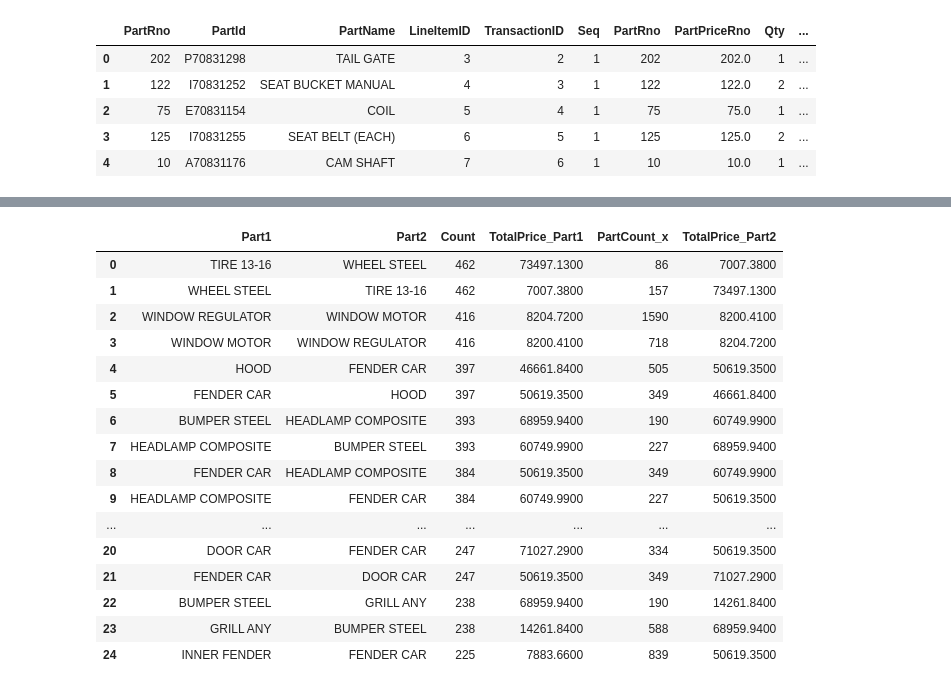
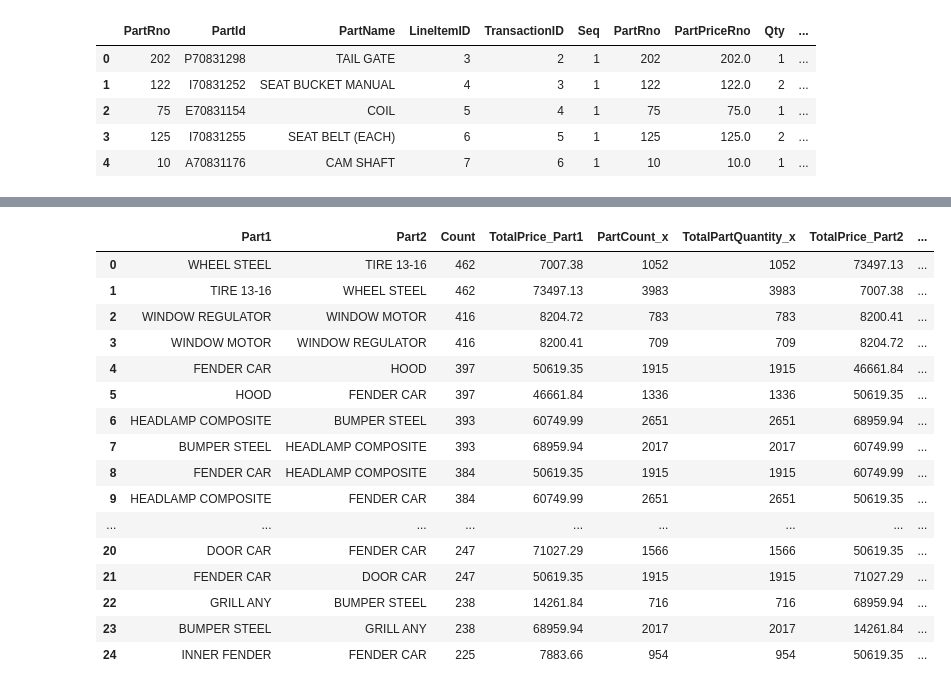
Before and after one commit to serkeno/Salvage-Yard-Analysis, a Jupyter notebook: POS_Transaction_Analysis.ipynb, the cells around one changed output, grey strips where cells are left out. Cells and saved outputs as stored; diff of their text form; code cells hidden in the pictures.

```diff
--- a/POS_Transaction_Analysis.ipynb
+++ b/POS_Transaction_Analysis.ipynb
@@ -90,15 +90,22 @@ part_count_df.head()
 | 3 | 125 | I70831255 | SEAT BELT (EACH) | 6 | 5 | 1 | 125 | 125.0 | 2 | ... |
 | 4 | 10 | A70831176 | CAM SHAFT | 7 | 6 | 1 | 10 | 10.0 | 1 | ... |
 # %%
+# Step 1: Initial setup
 part_count_df = part_count_df[["PartName", "Qty", "UnitPrice"]]
-part_count_df['TotalPrice'] = part_count_df['Qty'] * part_count_df['UnitPrice']
+part_count_df['TotalPrice'] = (part_count_df['Qty'] * part_count_df['UnitPrice'])
+part_count_df['TotalPrice'] = part_count_df['TotalPrice'].astype(float).round(2)
 
-# Count the number of times each PartName appears
+# Step 2: Count the number of times each PartName appears
 part_count_series = part_count_df['PartName'].value_counts().reset_index()
 
 # Rename the columns to make it clear
 part_count_series.columns = ['PartName', 'PartCount']
 
-# Merge this count back with the original part_count_df if needed
+# Step 3: Sum Part Quantity by PartName
+total_qty_series = part_count_df.groupby('PartName')['Qty'].sum().reset_index()
+total_qty_series.columns = ['PartName', 'TotalPartQuantity']
+
+# Step 4: Merge the TotalPartQuantity and PartCount back with the original part_count_df
 part_count_df = pd.merge(part_count_df, part_count_series, on='PartName', how='left')
+part_count_df = pd.merge(part_count_df, total_qty_series, on='PartName', how='left')
 # %%
@@ -113,6 +125,11 @@ part_count_df.head()
 # %%
 grouped_df = part_count_df.groupby('PartName').agg({'TotalPrice': 'sum'}).reset_index()
-grouped_df['PartCount'] = part_count_df['PartCount']
+
+# Add the PartCount feature that counts the number of times each item appears in a transaction
+grouped_df = pd.merge(grouped_df, part_count_series, on='PartName', how='left')
+
+# Add the TotalPartQuantity feature from part_count_df, which measures the total number of each item sold across all transactions.
+grouped_df = pd.merge(grouped_df, total_qty_series, on='PartName', how='left')
 # %%
 grouped_df.head()
 # %% [output]
@@ -141,35 +163,41 @@ expanded_df.shape
 # %%
 # Step 3: Match counts of the items sold dataframe to the combo dataframe to produce a ratio for each A/B and B/A record.
 # First merge on Part1
 merged_df_part1 = pd.merge(expanded_df, grouped_df, left_on='Part1', right_on='PartName', how='left')
 merged_df_part1 = merged_df_part1.rename(columns={'Qty': 'Qty_Part1', 'TotalPrice': 'TotalPrice_Part1'})
 
 # Second merge on Part2
 final_merged_df = pd.merge(merged_df_part1, grouped_df, left_on='Part2', right_on='PartName', how='left')
 final_merged_df = final_merged_df.rename(columns={'Qty': 'Qty_Part2', 'TotalPrice': 'TotalPrice_Part2'})
 
 # Remove extra columns
-final_merged_df = final_merged_df.drop(columns=['PartName_x', 'PartName_y', 'PartCount_y'], axis='columns')
+final_merged_df = final_merged_df.drop(columns=['PartName_x', 'PartName_y'], axis='columns')
 
 # Include part ratio
+final_merged_df['PartSaleRatio'] = (final_merged_df['Count'] / final_merged_df['PartCount_x']).round(2)
 
 # Include Average part price
+final_merged_df['TotalPrice_Part1'] = pd.to_numeric(final_merged_df['TotalPrice_Part1'], errors='coerce')
+final_merged_df['PartCount_x'] = pd.to_numeric(final_merged_df['TotalPartQuantity_x'], errors='coerce')
+final_merged_df['Part1_Average_Price'] = (final_merged_df['TotalPrice_Part1'] / final_merged_df['PartCount_x']).round(2)
+
+# Display Head
 final_merged_df.head(25)
 # %% [output]
-|  | Part1 | Part2 | Count | TotalPrice_Part1 | PartCount_x | TotalPrice_Part2 |
-| 0 | TIRE 13-16 | WHEEL STEEL | 462 | 73497.1300 | 86 | 7007.3800 |
-| 1 | WHEEL STEEL | TIRE 13-16 | 462 | 7007.3800 | 157 | 73497.1300 |
-| 2 | WINDOW REGULATOR | WINDOW MOTOR | 416 | 8204.7200 | 1590 | 8200.4100 |
-| 3 | WINDOW MOTOR | WINDOW REGULATOR | 416 | 8200.4100 | 718 | 8204.7200 |
-| 4 | HOOD | FENDER CAR | 397 | 46661.8400 | 505 | 50619.3500 |
-| 5 | FENDER CAR | HOOD | 397 | 50619.3500 | 349 | 46661.8400 |
-| 6 | BUMPER STEEL | HEADLAMP COMPOSITE | 393 | 68959.9400 | 190 | 60749.9900 |
-| 7 | HEADLAMP COMPOSITE | BUMPER STEEL | 393 | 60749.9900 | 227 | 68959.9400 |
-| 8 | FENDER CAR | HEADLAMP COMPOSITE | 384 | 50619.3500 | 349 | 60749.9900 |
-| 9 | HEADLAMP COMPOSITE | FENDER CAR | 384 | 60749.9900 | 227 | 50619.3500 |
-| ... | ... | ... | ... | ... | ... | ... |
-| 20 | DOOR CAR | FENDER CAR | 247 | 71027.2900 | 334 | 50619.3500 |
-| 21 | FENDER CAR | DOOR CAR | 247 | 50619.3500 | 349 | 71027.2900 |
-| 22 | BUMPER STEEL | GRILL ANY | 238 | 68959.9400 | 190 | 14261.8400 |
-| 23 | GRILL ANY | BUMPER STEEL | 238 | 14261.8400 | 588 | 68959.9400 |
-| 24 | INNER FENDER | FENDER CAR | 225 | 7883.6600 | 839 | 50619.3500 |
+|  | Part1 | Part2 | Count | TotalPrice_Part1 | PartCount_x | TotalPartQuantity_x | TotalPrice_Part2 | ... |
+| 0 | WHEEL STEEL | TIRE 13-16 | 462 | 7007.38 | 1052 | 1052 | 73497.13 | ... |
+| 1 | TIRE 13-16 | WHEEL STEEL | 462 | 73497.13 | 3983 | 3983 | 7007.38 | ... |
+| 2 | WINDOW REGULATOR | WINDOW MOTOR | 416 | 8204.72 | 783 | 783 | 8200.41 | ... |
+| 3 | WINDOW MOTOR | WINDOW REGULATOR | 416 | 8200.41 | 709 | 709 | 8204.72 | ... |
+| 4 | FENDER CAR | HOOD | 397 | 50619.35 | 1915 | 1915 | 46661.84 | ... |
+| 5 | HOOD | FENDER CAR | 397 | 46661.84 | 1336 | 1336 | 50619.35 | ... |
+| 6 | HEADLAMP COMPOSITE | BUMPER STEEL | 393 | 60749.99 | 2651 | 2651 | 68959.94 | ... |
+| 7 | BUMPER STEEL | HEADLAMP COMPOSITE | 393 | 68959.94 | 2017 | 2017 | 60749.99 | ... |
+| 8 | FENDER CAR | HEADLAMP COMPOSITE | 384 | 50619.35 | 1915 | 1915 | 60749.99 | ... |
+| 9 | HEADLAMP COMPOSITE | FENDER CAR | 384 | 60749.99 | 2651 | 2651 | 50619.35 | ... |
+| ... | ... | ... | ... | ... | ... | ... | ... | ... |
+| 20 | DOOR CAR | FENDER CAR | 247 | 71027.29 | 1566 | 1566 | 50619.35 | ... |
+| 21 | FENDER CAR | DOOR CAR | 247 | 50619.35 | 1915 | 1915 | 71027.29 | ... |
+| 22 | GRILL ANY | BUMPER STEEL | 238 | 14261.84 | 716 | 716 | 68959.94 | ... |
+| 23 | BUMPER STEEL | GRILL ANY | 238 | 68959.94 | 2017 | 2017 | 14261.84 | ... |
+| 24 | INNER FENDER | FENDER CAR | 225 | 7883.66 | 954 | 954 | 50619.35 | ... |
```
Also changed, not shown: parts of 5 cells of this notebook, 3 other files.
